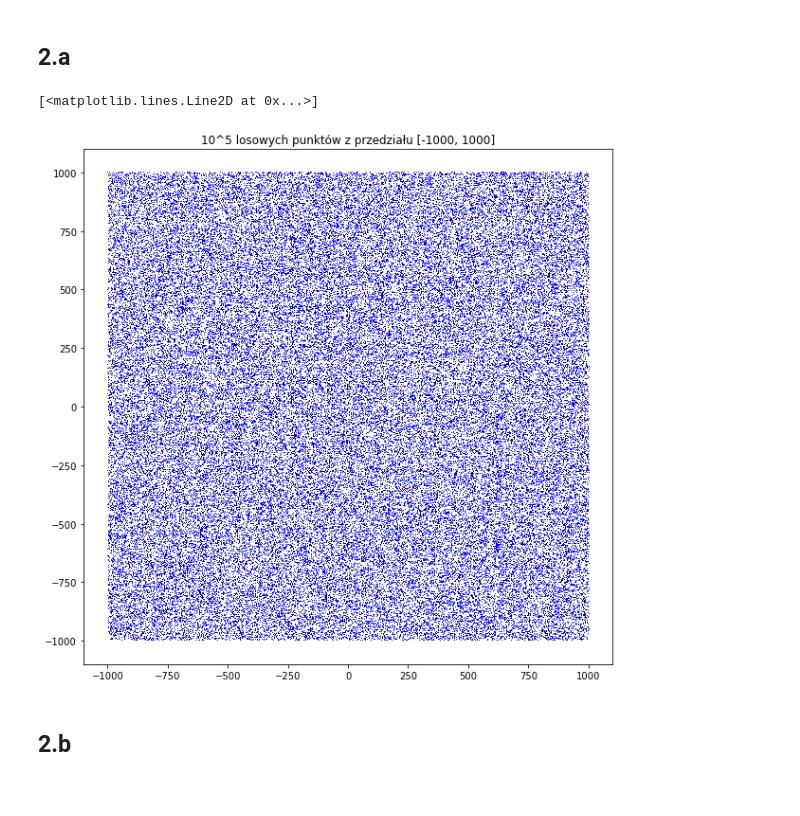
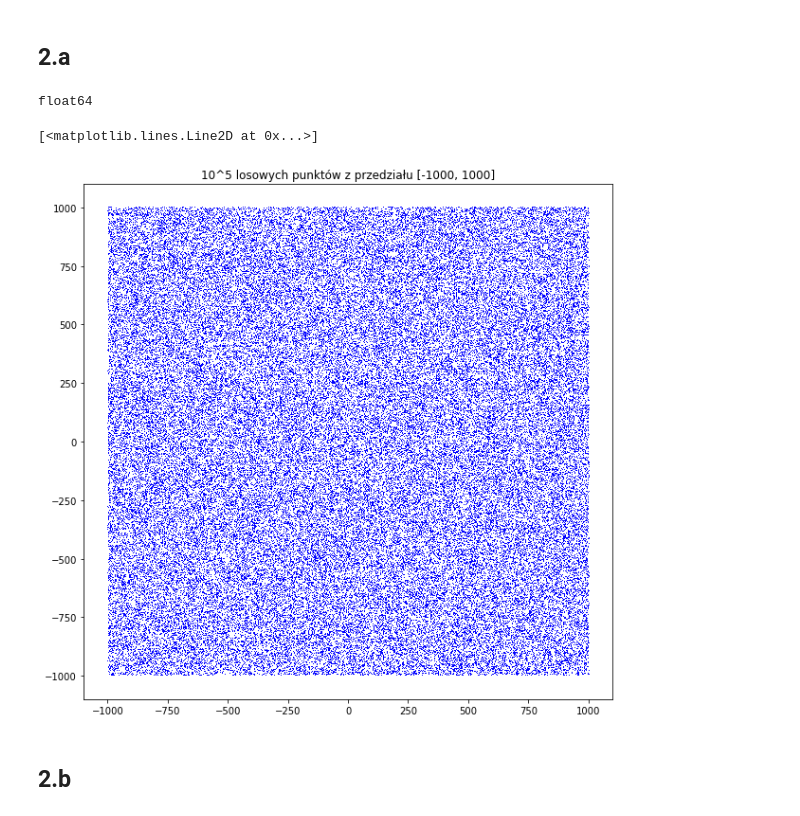
Before and after one commit to anuar2k/AGeom-2020, a Jupyter notebook: geom_lab1.ipynb, the cells around one changed output. Saved outputs shown, nothing was run; the diff lists cells and outputs as text; code cells hidden in the pictures.

```diff
--- a/geom_lab1.ipynb
+++ b/geom_lab1.ipynb
@@ -14,35 +18,36 @@ mpl.rcParams["lines.markeredgecolor"] = "b"
 # %% [markdown]
 # Generowanie zbiorów
 # %%
-def generatePointsRect(minX, maxX, minY, maxY, count):
-    x = np.random.uniform(minX, maxX, count).astype("float64")
-    y = np.random.uniform(minY, maxY, count).astype("float64")
+def generatePointsRect(minX, maxX, minY, maxY, count, dtype):
+    x = np.random.uniform(minX, maxX, count).astype(dtype)
+    y = np.random.uniform(minY, maxY, count).astype(dtype)
 
     return x, y
 
-def generatePointsCircle(radius, count):
-    fi = np.random.uniform(0, 2 * np.pi, count).astype("float64")
+def generatePointsCircle(radius, count, dtype):
+    fi = np.random.uniform(0, 2 * np.pi, count).astype(dtype)
 
     x = np.cos(fi) * radius
     y = np.sin(fi) * radius
 
     return x, y
 
-def generatePointsLine(aX, aY, bX, bY, scale, count):
+def generatePointsLine(aX, aY, bX, bY, scale, count, dtype):
     middle = [(aX + bX) / 2, (aY + bY) / 2]
 
     # difference between middle and B
     diff = np.array([bX - middle[0], bY - middle[1]])
 
     # generate scalar
-    move = np.random.uniform(-scale, scale, count).astype("float64")
+    move = np.random.uniform(-scale, scale, count).astype(dtype)
 
-    # our points is: middle + difference between middle and B multiplicated by scale (double-ended range)
+    # our point is: middle + difference between middle and B multiplicated by scale (double-ended range)
     x = middle[0] + move * diff[0]
     y = middle[1] + move * diff[1]
 
     return x, y
 
+# scales axes by given limits which are multiplied by scale
 def scaleAxes(limits, scale):
     plt.axis((np.array(limits) * scale).tolist())
 # %% [markdown]
@@ -51,14 +56,16 @@ def scaleAxes(limits, scale):
 ## 2.a
 # %%
 limits = [-1000, 1000, -1000, 1000]
-x, y = generatePointsRect(*limits, 10 ** 5)
+x, y = generatePointsRect(*limits, 10 ** 5, "float64")
+print(x.dtype)
 
 scaleAxes(limits, 1.1)
 plt.title("10^5 losowych punktów z przedziału [-1000, 1000]")
 plt.plot(x, y)
 # %% [output]
-[<matplotlib.lines.Line2D at 0x...>]
+float64
+[<matplotlib.lines.Line2D at 0x...>]
-[figure, old version]
+[figure, new version]
 # %% [markdown]
 ## 2.b
 # %%
```
Also changed, not shown: parts of 5 cells of this notebook.
